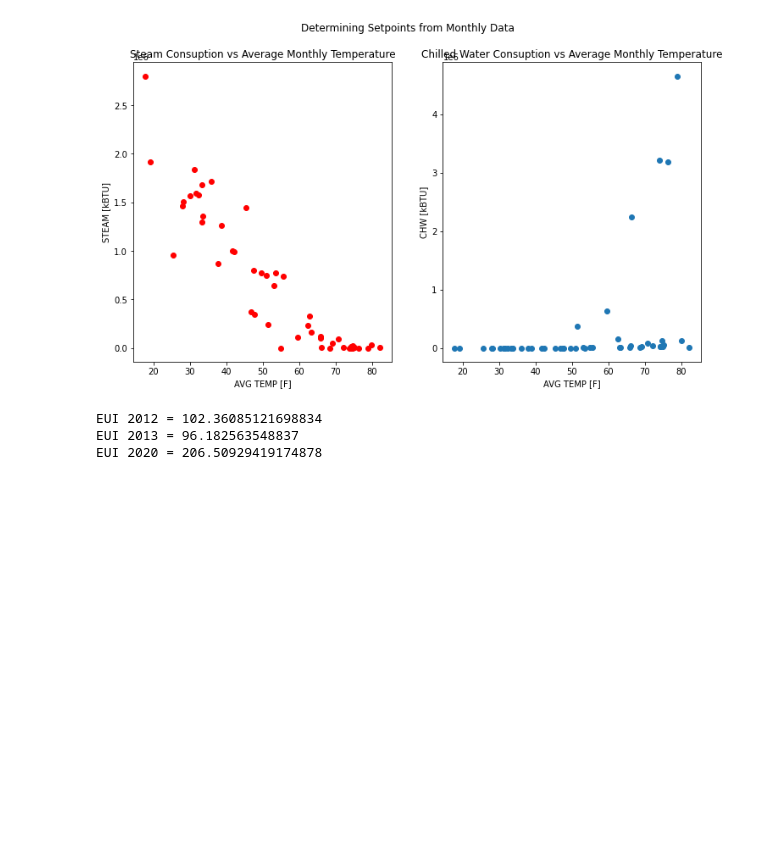
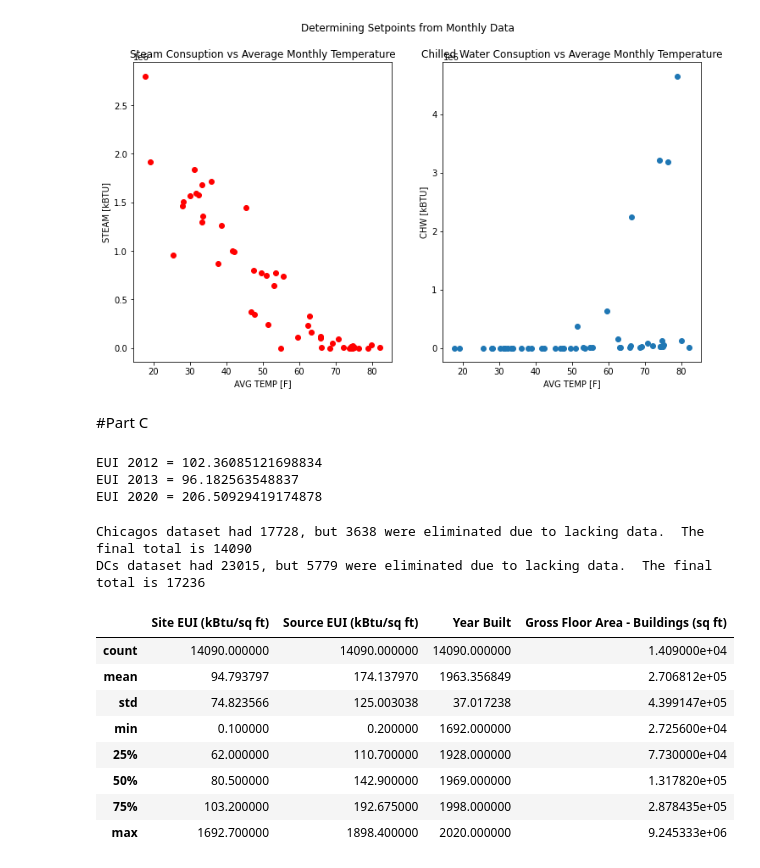
Before and after one commit to amitche8/IIT-PhD, a Jupyter notebook: CAE526/P1/CAE526-P1_Mitchell.ipynb, the cells around one changed output. Cells and saved outputs as stored; diff of their text form; code cells hidden in the pictures; blank space fills up the shorter version.

```diff
--- a/CAE526/P1/CAE526-P1_Mitchell.ipynb
+++ b/CAE526/P1/CAE526-P1_Mitchell.ipynb
@@ -60,6 +62,8 @@ ax2.set_title('Chilled Water Consuption vs Average Monthly Temperature')
 plt.show()
 # %% [output]
 [figure]
+# %% [markdown]
+#Part C
 # %%
 gsf = 111135
 
@@ -77,3 +81,37 @@ print('EUI 2020 = ' + str(eui2020))
 EUI 2012 = 102.36085121698834
 EUI 2013 = 96.182563548837
 EUI 2020 = 206.50929419174878
+# %%
+dc = pd.read_csv('Building_Energy_Benchmarking.csv')
+chi = pd.read_csv('Chicago_Energy_Benchmarking.csv')
+
+initChi = chi.shape[0]
+chi = chi.dropna(subset=['Site EUI (kBtu/sq ft)', 'Source EUI (kBtu/sq ft)', 'Year Built', 'Gross Floor Area - Buildings (sq ft)'])
+chi = chi[(chi['Site EUI (kBtu/sq ft)'] < 2000)]
+chi = chi[(chi['Source EUI (kBtu/sq ft)'] < 2000)]
+finChi = chi.shape[0]
+
+print('Chicagos dataset had ' + str(initChi) + ', but ' + str(initChi - finChi) + ' were eliminated due to lacking data.  The final total is ' + str(finChi))
+
+initDC = dc.shape[0]
+dc = dc.dropna(subset=['SITEEUI_KBTU_FT', 'SOURCEEUI_KBTU_FT', 'YEARBUILT', 'TAXRECORDFLOORAREA'])
+dc = dc[(dc['SITEEUI_KBTU_FT'] < 2000)]
+dc = dc[(dc['SOURCEEUI_KBTU_FT'] < 2000)]
+finDC = dc.shape[0]
+
+print('DCs dataset had ' + str(initDC) + ', but ' + str(initDC - finDC) + ' were eliminated due to lacking data.  The final total is ' + str(finDC))
+# %% [output]
+Chicagos dataset had 17728, but 3638 were eliminated due to lacking data.  The final total is 14090
+DCs dataset had 23015, but 5779 were eliminated due to lacking data.  The final total is 17236
+# %%
+chi[['Site EUI (kBtu/sq ft)', 'Source EUI (kBtu/sq ft)','Year Built', 'Gross Floor Area - Buildings (sq ft)']].describe()
+# %% [output]
+|  | Site EUI (kBtu/sq ft) | Source EUI (kBtu/sq ft) | Year Built | Gross Floor Area - Buildings (sq ft) |
+| count | 14090.000000 | 14090.000000 | 14090.000000 | 1.409000e+04 |
+| mean | 94.793797 | 174.137970 | 1963.356849 | 2.706812e+05 |
+| std | 74.823566 | 125.003038 | 37.017238 | 4.399147e+05 |
+| min | 0.100000 | 0.200000 | 1692.000000 | 2.725600e+04 |
+| 25% | 62.000000 | 110.700000 | 1928.000000 | 7.730000e+04 |
+| 50% | 80.500000 | 142.900000 | 1969.000000 | 1.317820e+05 |
+| 75% | 103.200000 | 192.675000 | 1998.000000 | 2.878435e+05 |
+| max | 1692.700000 | 1898.400000 | 2020.000000 | 9.245333e+06 |
```
Also changed, not shown: parts of 8 cells of this notebook, 8 other files.
